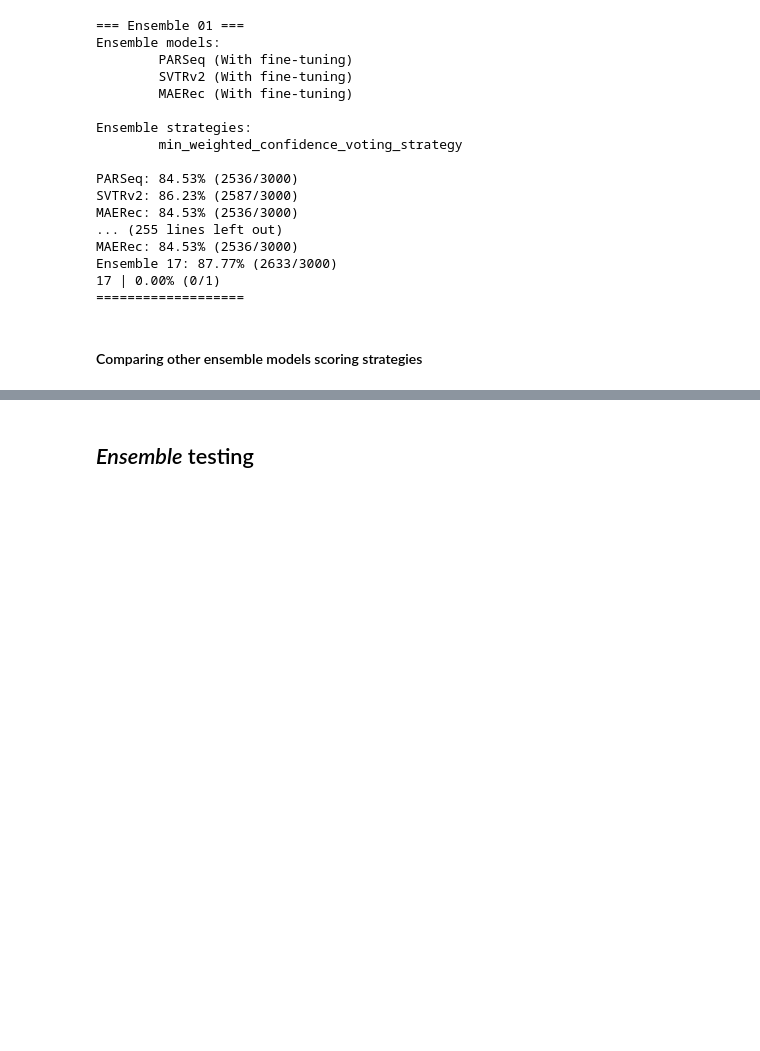
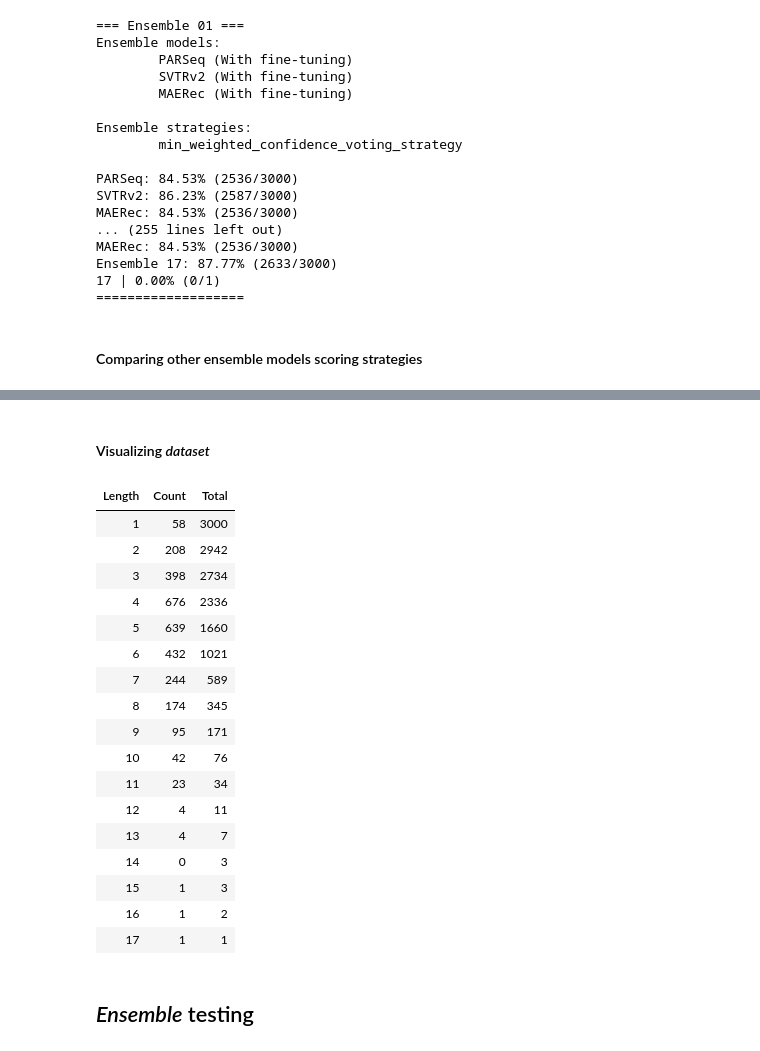
Before and after one commit to lucas-azdias/Artistic-Text-Recognition, a Jupyter notebook: artifacts/Ensemble.ipynb, the cells around one changed output, grey strips where cells are left out. Cells and saved outputs as stored; diff of their text form; code cells hidden in the pictures; blank space fills up the shorter version.

```diff
--- a/artifacts/Ensemble.ipynb
+++ b/artifacts/Ensemble.ipynb
@@ -1737,3 +1803,42 @@ Ensemble median_weighted_confidence_voting_strategy: 87.70% (2631/3000)
+# %% [markdown]
+#### Visualizing *dataset*
+# %%
+# Count labels with 'n' or more characters
+lengths = [len(item.label) for item in infer_items]
+max_len = max(lengths)
+
+count_table = pd.DataFrame({"Length": range(1, max_len + 1)})
+
+# Exactly 'n' characters
+count_table["Count"] = count_table["Length"].apply(
+    lambda n: sum(length == n for length in lengths)
+)
+
+# 'n' characters or more
+count_table["Total"] = count_table["Length"].apply(
+    lambda n: sum(length >= n for length in lengths)
+)
+
+display(count_table.style.hide(axis="index"))
+# %% [output]
+| Length | Count | Total |
+| 1 | 58 | 3000 |
+| 2 | 208 | 2942 |
+| 3 | 398 | 2734 |
+| 4 | 676 | 2336 |
+| 5 | 639 | 1660 |
+| 6 | 432 | 1021 |
+| 7 | 244 | 589 |
+| 8 | 174 | 345 |
+| 9 | 95 | 171 |
+| 10 | 42 | 76 |
+| 11 | 23 | 34 |
+| 12 | 4 | 11 |
+| 13 | 4 | 7 |
+| 14 | 0 | 3 |
+| 15 | 1 | 3 |
+| 16 | 1 | 2 |
+| 17 | 1 | 1 |
 # %% [markdown]
 ## *Ensemble* testing
 # %% [markdown]
```
Also changed, not shown: parts of 2 cells of this notebook.
